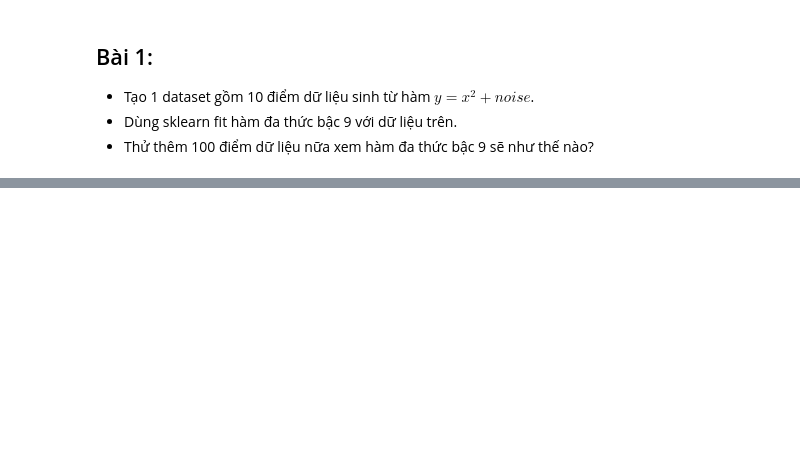
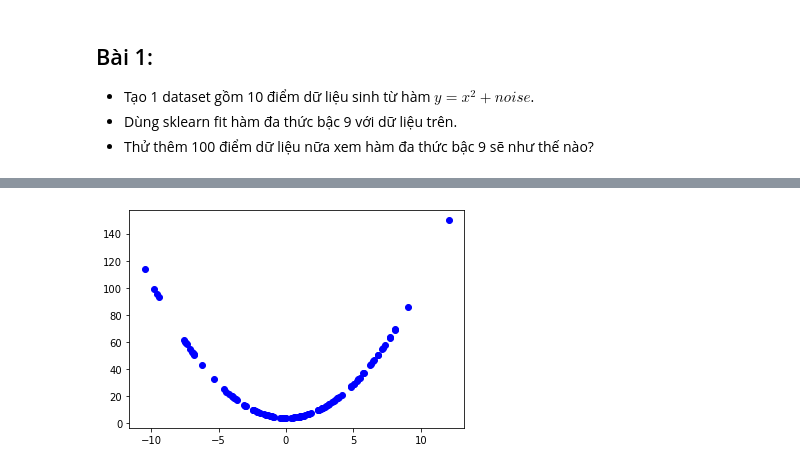
Before and after one commit to phungminhhieu1206/StudyAI, a Jupyter notebook: DeepLearning/5. CNN/TuHoc/Ex1.ipynb, the cells around one changed output, grey strips where cells are left out. Saved outputs shown, nothing was run; the diff lists cells and outputs as text; code cells hidden in the pictures; blank space fills up the shorter version.

```diff
--- a/DeepLearning/5. CNN/TuHoc/Ex1.ipynb
+++ b/DeepLearning/5. CNN/TuHoc/Ex1.ipynb
@@ -28,0 +89,6 @@ plt.scatter(x, x*x, color="blue", label="sin(x)", linestyle="dashed");
+# %%
+x = x.reshape(-1)
+# print(x)
+
+X = np.hstack([x, x2]).reshape(-1, 1)
+print(X)
@@ -28,0 +113,3 @@ plt.scatter(x, x*x, color="blue", label="sin(x)", linestyle="dashed");
+# %%
+Y = X*X + 5. * np.random.uniform(-1, 1)
+print(Y)
@@ -28,0 +134,4 @@ plt.scatter(x, x*x, color="blue", label="sin(x)", linestyle="dashed");
+# %%
+plt.scatter(X, Y, color="blue");
+# %% [output]
+[figure, added]
```
Also changed, not shown: parts of 17 cells of this notebook, 12 other files.
